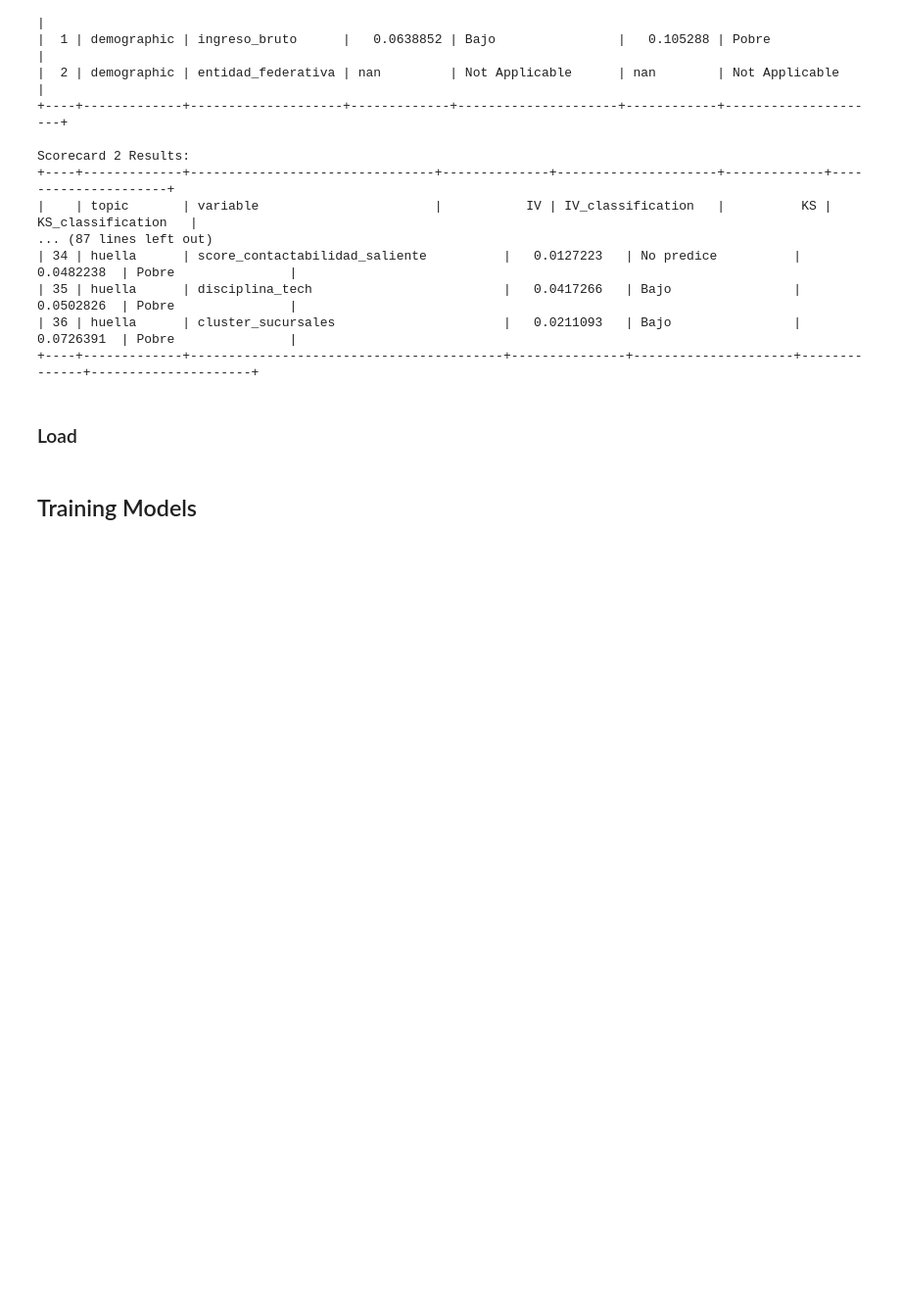
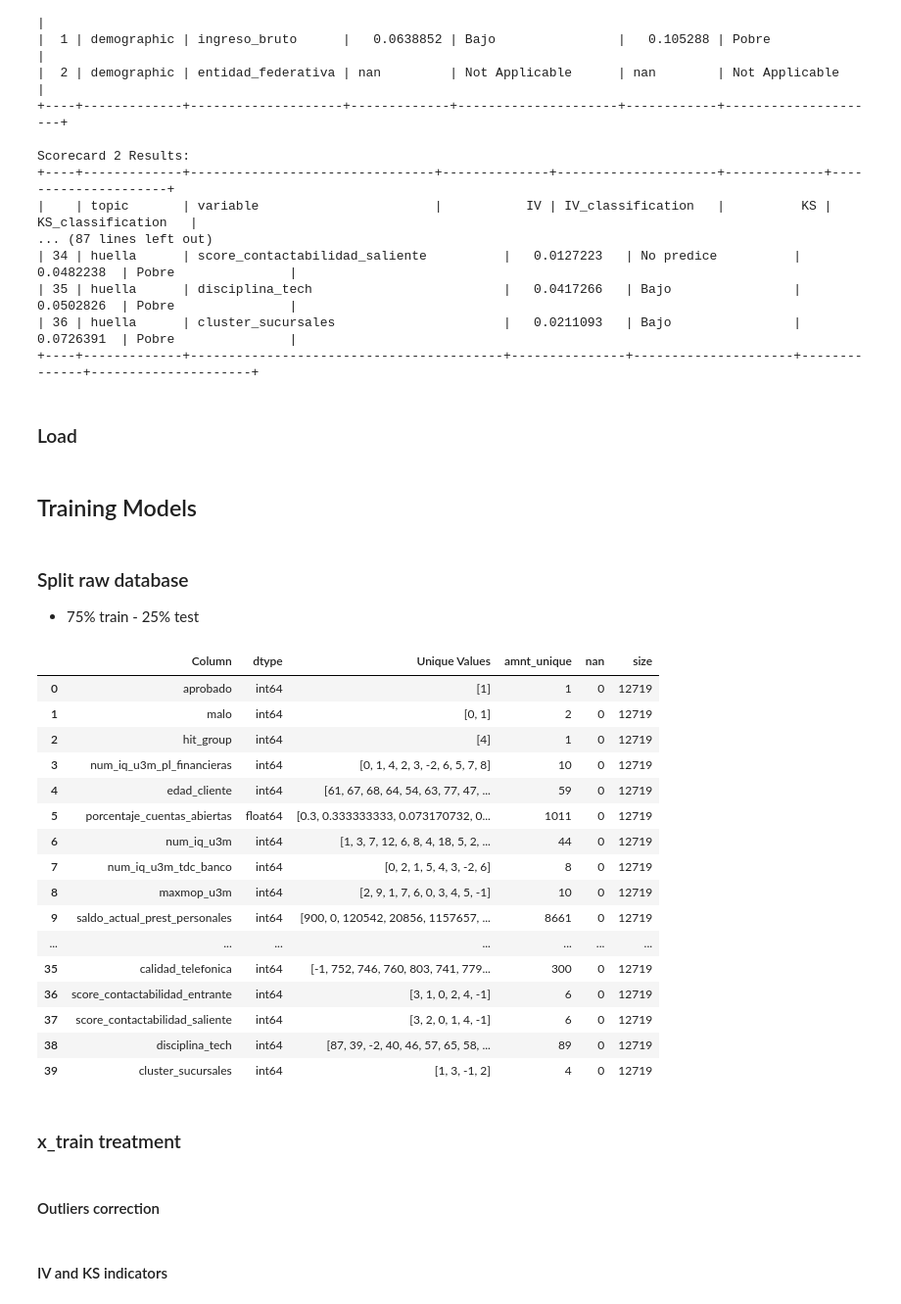
Before and after one commit to magotronico/DataAnalysis_and_AI, a Jupyter notebook: period_2/challenge/training_etl.ipynb, the cells around one changed output. Shown at 98% size. Saved outputs shown, nothing was run; the diff lists cells and outputs as text; code cells hidden in the pictures; blank space fills up the shorter version.

Commit message:
Changes to be committed: 	modified:   period_2/challenge/training_etl.ipynb 	new file:   period_2/ds_py_practice/Ejemplo_IV_y_KS_II.ipynb 	new file:   period_2/ds_py_practice/Lab6.ipynb

```diff
--- a/period_2/challenge/training_etl.ipynb
+++ b/period_2/challenge/training_etl.ipynb
@@ -670,6 +675,19 @@ plt.show()
 Tenemos que obtener las variables candidatas para incluir en cada modelo (un modelo por scorecard). Cada variable va a ser candidata si tiene un valor de IV Moderado o Fuerte (IV <= 0.02 No predictivo | 0.02 < IV <= 0.1 Bajo Predictivo | 0.1 < IV <= 0.3 Moderada | IV > 0.3 Fuerte)
 # %% [markdown]
 ##### KS
+# %%
+# List of unique values per column
+temp_df = pd.DataFrame(columns=['Column', 'dtype', 'Unique Values', 'Amnt Unique' 'nan', 'size'])
+
+for column in x_train.columns:
+    unique_values = [x_train[column].unique()]  # Ensure unique values are in a list
+
+    temp_df = pd.concat([temp_df, pd.DataFrame({'Column': [column], 'dtype': [x_train[column].dtype], 'Unique Values': unique_values, 'Amnt Unique': len(unique_values)})], ignore_index=True)
+    temp_df.loc[temp_df['Column'] == column, 'nan'] = x_train[column].isnull().sum()
+    temp_df.loc[temp_df['Column'] == column, 'size'] = x_train[column].count()
+
+# Display the resulting dataframe
+temp_df
 # %%
 # Define helper functions for IV and KS calculations
 def calculate_iv_ks(df, target_column, variable):
@@ -850,3 +871,12 @@ Scorecard 2 Results:
 ### Load
 # %% [markdown]
 ## Training Models
+# %% [markdown]
+### Split raw database
+
+* 75% train - 25% test
+# %%
+apr_4 = df_copy[(df_copy['aprobado'] == 1) & (df_copy['hit_group'] == 4)]
+
+y = apr_4['malo']
+x = apr_4.drop(columns=['malo', 'aprobado', 'hit_group'])
@@ -852,0 +887,35 @@ Scorecard 2 Results:
+# %%
+# List of unique values per column
+temp_df = pd.DataFrame(columns=['Column', 'dtype', 'Unique Values', 'amnt_unique','nan', 'size'])
+
+for column in apr_4.columns:
+    unique_values = [apr_4[column].unique()]  # Ensure unique values are in a list
+    amnt_unique = apr_4[column].nunique()
+    temp_df = pd.concat([temp_df, pd.DataFrame({'Column': [column], 'dtype': [apr_4[column].dtype], 'Unique Values': unique_values, 'amnt_unique': amnt_unique})], ignore_index=True)
+    temp_df.loc[temp_df['Column'] == column, 'nan'] = apr_4[column].isnull().sum()
+    temp_df.loc[temp_df['Column'] == column, 'size'] = apr_4[column].count()
+
+# Display the resulting dataframe
+temp_df
+# %% [output]
+|  | Column | dtype | Unique Values | amnt_unique | nan | size |
+| 0 | aprobado | int64 | [1] | 1 | 0 | 12719 |
+| 1 | malo | int64 | [0, 1] | 2 | 0 | 12719 |
+| 2 | hit_group | int64 | [4] | 1 | 0 | 12719 |
+| 3 | num_iq_u3m_pl_financieras | int64 | [0, 1, 4, 2, 3, -2, 6, 5, 7, 8] | 10 | 0 | 12719 |
+| 4 | edad_cliente | int64 | [61, 67, 68, 64, 54, 63, 77, 47, ... | 59 | 0 | 12719 |
+| 5 | porcentaje_cuentas_abiertas | float64 | [0.3, 0.333333333, 0.073170732, 0... | 1011 | 0 | 12719 |
+| 6 | num_iq_u3m | int64 | [1, 3, 7, 12, 6, 8, 4, 18, 5, 2, ... | 44 | 0 | 12719 |
+| 7 | num_iq_u3m_tdc_banco | int64 | [0, 2, 1, 5, 4, 3, -2, 6] | 8 | 0 | 12719 |
+| 8 | maxmop_u3m | int64 | [2, 9, 1, 7, 6, 0, 3, 4, 5, -1] | 10 | 0 | 12719 |
+| 9 | saldo_actual_prest_personales | int64 | [900, 0, 120542, 20856, 1157657, ... | 8661 | 0 | 12719 |
+| ... | ... | ... | ... | ... | ... | ... |
+| 35 | calidad_telefonica | int64 | [-1, 752, 746, 760, 803, 741, 779... | 300 | 0 | 12719 |
+| 36 | score_contactabilidad_entrante | int64 | [3, 1, 0, 2, 4, -1] | 6 | 0 | 12719 |
+| 37 | score_contactabilidad_saliente | int64 | [3, 2, 0, 1, 4, -1] | 6 | 0 | 12719 |
+| 38 | disciplina_tech | int64 | [87, 39, -2, 40, 46, 57, 65, 58, ... | 89 | 0 | 12719 |
+| 39 | cluster_sucursales | int64 | [1, 3, -1, 2] | 4 | 0 | 12719 |
+# %% [markdown]
+### x_train treatment
+# %% [markdown]
+#### Outliers correction
@@ -852,0 +941,2 @@ Scorecard 2 Results:
+# %% [markdown]
+#### IV and KS indicators
```
Also changed, not shown: parts of 12 cells of this notebook, 2 other files.
